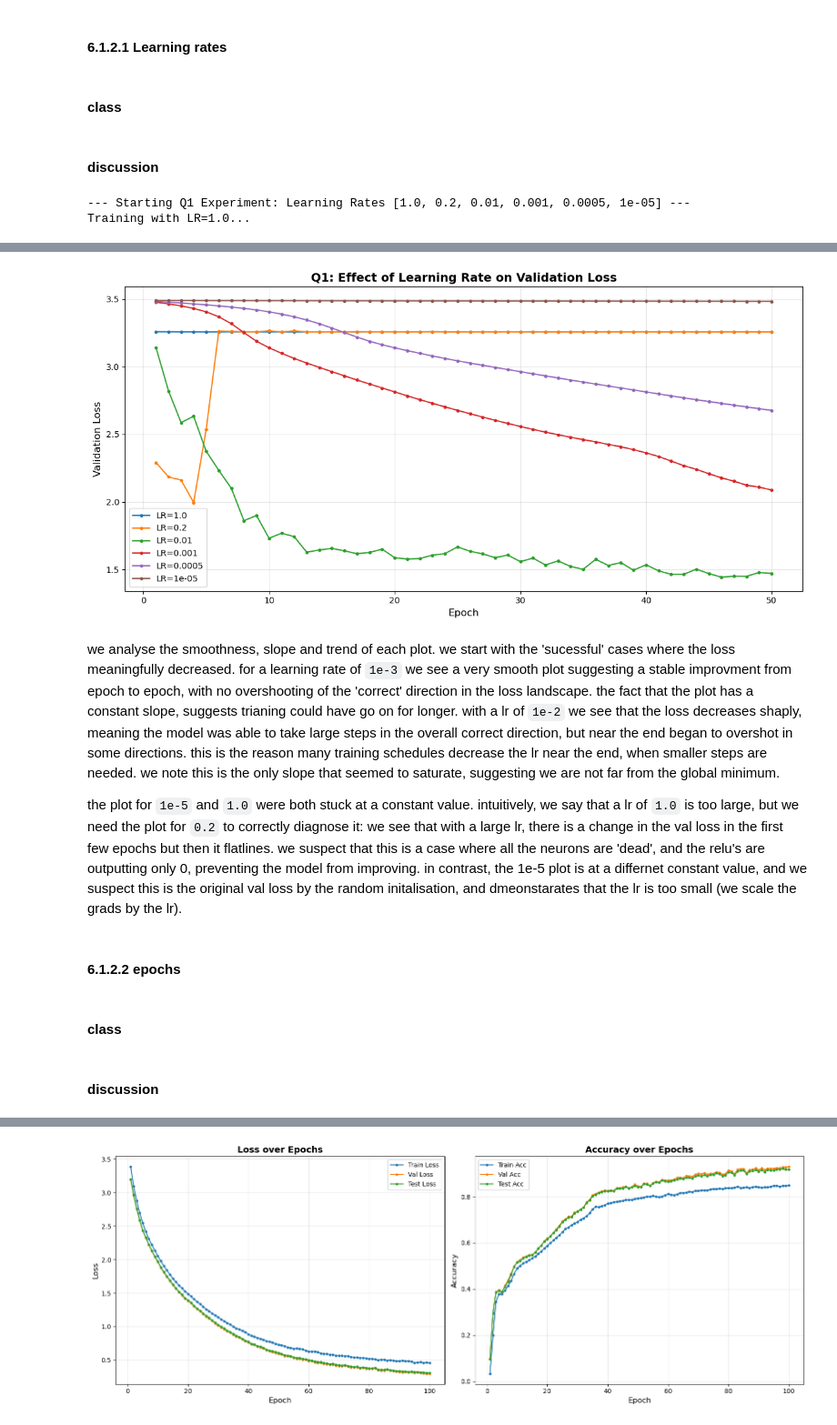
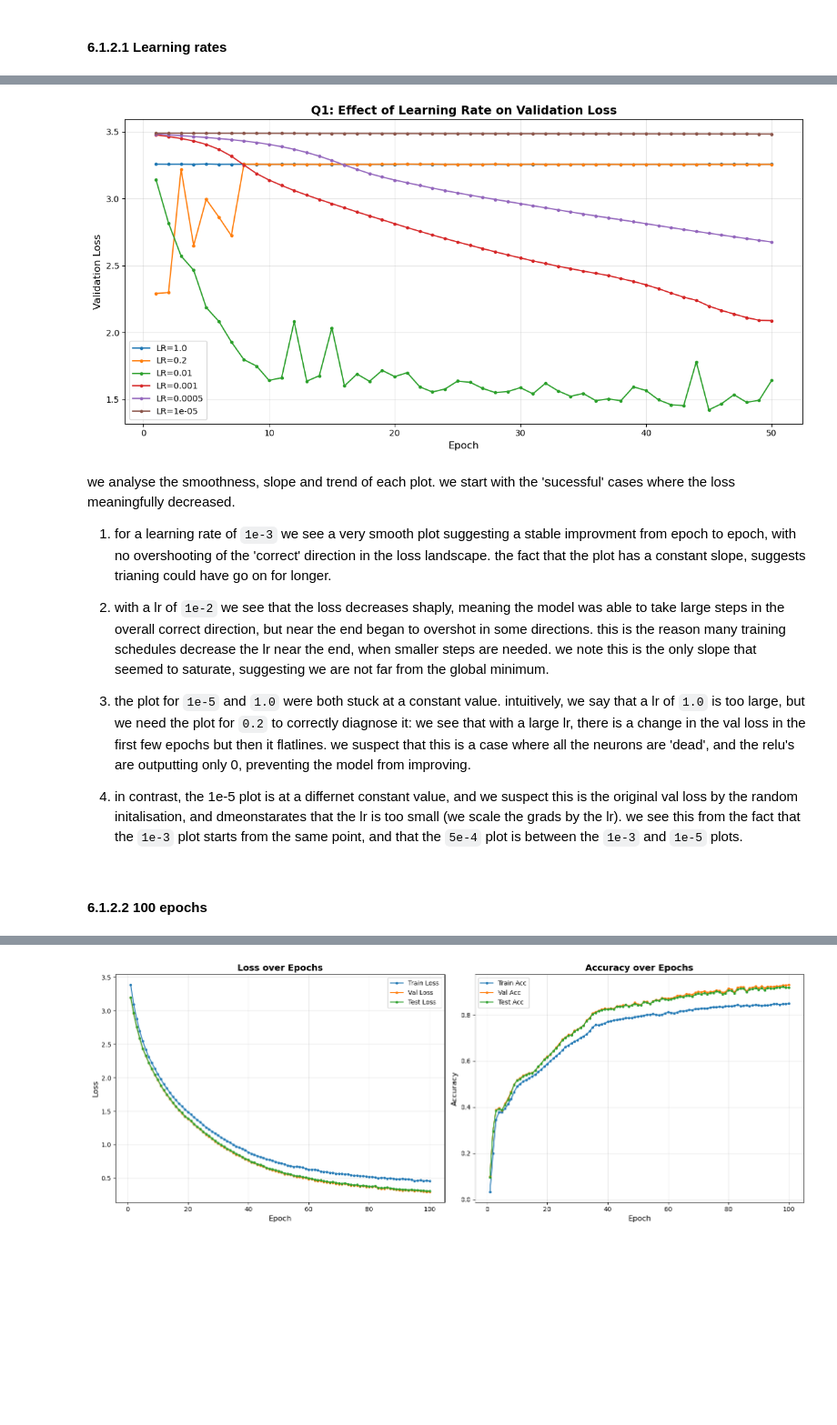
Before and after one commit to Jesse3141/IML_2025, a Jupyter notebook: ex_4/dev_ex4.ipynb, the cells around one changed output, grey strips where cells are left out. Shown at 91% size. Saved outputs shown, nothing was run; the diff lists cells and outputs as text; code cells hidden in the pictures; blank space fills up the shorter version.

```diff
--- a/ex_4/dev_ex4.ipynb
+++ b/ex_4/dev_ex4.ipynb
@@ -388,5 +76,3 @@ how it works:
 4. **Batch Size**: 1, 16, 128, 1024.
 # %% [markdown]
 #### 6.1.2.1 Learning rates
-# %% [markdown]
-#### class
@@ -445,9 +79,5 @@ class Q_1:
-# %% [markdown]
-#### discussion
 # %%
 # Usage
-q1 = Q_1()
+q1 = Q_1(run_quiet=True)
 q1.run_experiment()
 # %% [output]
---- Starting Q1 Experiment: Learning Rates [1.0, 0.2, 0.01, 0.001, 0.0005, 1e-05] ---
-Training with LR=1.0...
@@ -466,13 +84,11 @@ Plotting results...
-[figure, old version]
+[figure, new version]
 # %% [markdown]
-we analyse the smoothness, slope and trend of each plot.
-we start with the 'sucessful' cases where the loss meaningfully decreased.
-for a learning rate of `1e-3` we see a very smooth plot suggesting a stable improvment from epoch to epoch, with no overshooting of the 'correct' direction in the loss landscape. the fact that the plot has a constant slope, suggests trianing could have go on for longer. with a lr of `1e-2` we see that the loss decreases shaply, meaning the model was able to take large steps in the overall correct direction, but near the end began to overshot in some directions. this is the reason many training schedules decrease the lr near the end, when smaller steps are needed. we note this is the only slope that seemed to saturate, suggesting we are not far from the global minimum.
+we analyse the smoothness, slope and trend of each plot. we start with the 'sucessful' cases where the loss meaningfully decreased.
+1. for a learning rate of `1e-3` we see a very smooth plot suggesting a stable improvment from epoch to epoch, with no overshooting of the 'correct' direction in the loss landscape. the fact that the plot has a constant slope, suggests trianing could have go on for longer.
+2. with a lr of `1e-2` we see that the loss decreases shaply, meaning the model was able to take large steps in the overall correct direction, but near the end began to overshot in some directions. this is the reason many training schedules decrease the lr near the end, when smaller steps are needed. we note this is the only slope that seemed to saturate, suggesting we are not far from the global minimum.
 
-the plot for `1e-5` and `1.0` were both stuck at a constant value.
+3. the plot for `1e-5` and `1.0` were both stuck at a constant value.
 intuitively, we say that a lr of `1.0` is too large, but we need the plot for `0.2` to correctly diagnose it: we see that with a large lr, there is a change in the val loss in the first few epochs but then it flatlines. we suspect that this is a case where all the neurons are 'dead', and the relu's are outputting only 0, preventing the model from improving.
-in contrast, the 1e-5 plot is at a differnet constant value, and we suspect this is the original val loss by the random initalisation, and dmeonstarates that the lr is too small (we scale the grads by the lr).
+4. in contrast, the 1e-5 plot is at a differnet constant value, and we suspect this is the original val loss by the random initalisation, and dmeonstarates that the lr is too small (we scale the grads by the lr). we see this from the fact that the `1e-3` plot starts from the same point, and that the `5e-4` plot is between the `1e-3` and `1e-5` plots.
 # %% [markdown]
-#### 6.1.2.2 epochs
+#### 6.1.2.2  100 epochs
-# %% [markdown]
-#### class
@@ -563,2 +94,0 @@ class Q2_Results:
-# %% [markdown]
-#### discussion
```
Also changed, not shown: parts of 65 cells of this notebook.
